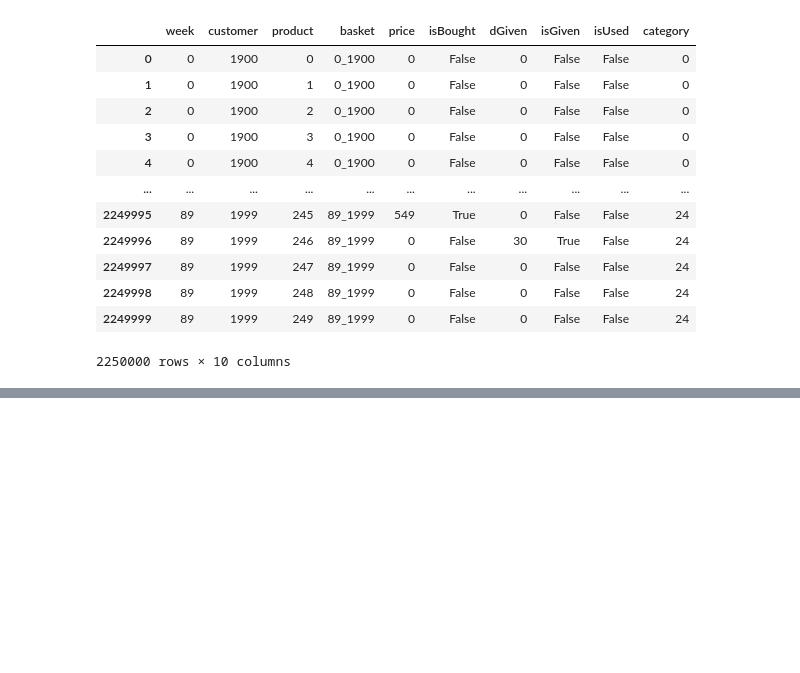
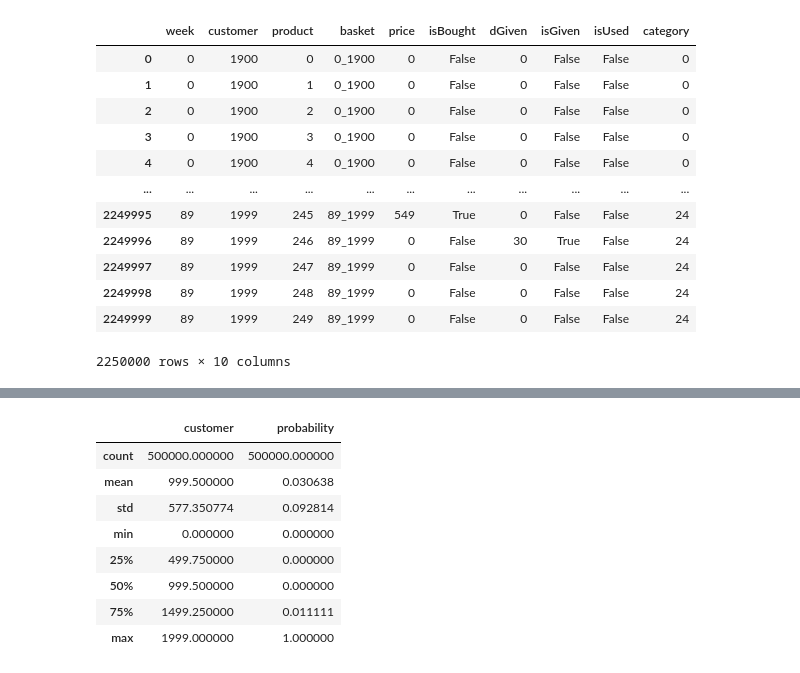
Before and after one commit to stijnbenja/BigData2, a Jupyter notebook: main.ipynb, the cells around one changed output, grey strips where cells are left out. Saved outputs shown, nothing was run; the diff lists cells and outputs as text; code cells hidden in the pictures; blank space fills up the shorter version.

```diff
--- a/main.ipynb
+++ b/main.ipynb
@@ -69,0 +101,16 @@ base
+# %%
+(
+(baskets.groupby(['customer','product'])['week'].count() / 90)
+.reset_index()
+.rename(columns={'week':'probability'})
+).describe()
+# %% [output]
+|  | customer | probability |
+| count | 500000.000000 | 500000.000000 |
+| mean | 999.500000 | 0.030638 |
+| std | 577.350774 | 0.092814 |
+| min | 0.000000 | 0.000000 |
+| 25% | 499.750000 | 0.000000 |
+| 50% | 999.500000 | 0.000000 |
+| 75% | 1499.250000 | 0.011111 |
+| max | 1999.000000 | 1.000000 |
```
Also changed, not shown: parts of 4 cells of this notebook.
